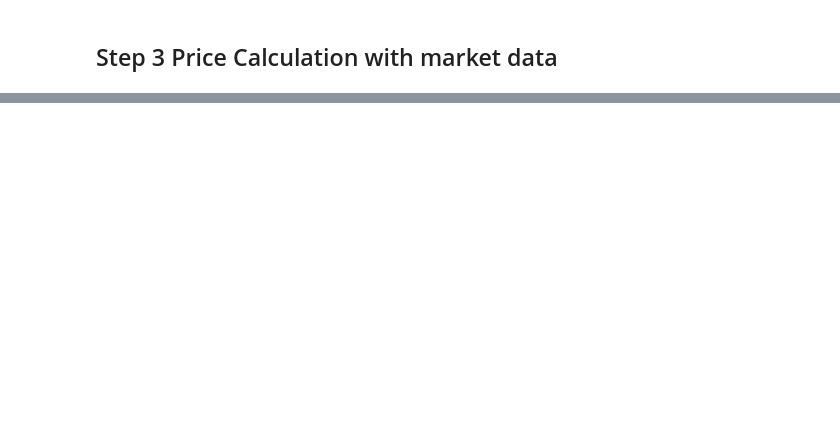
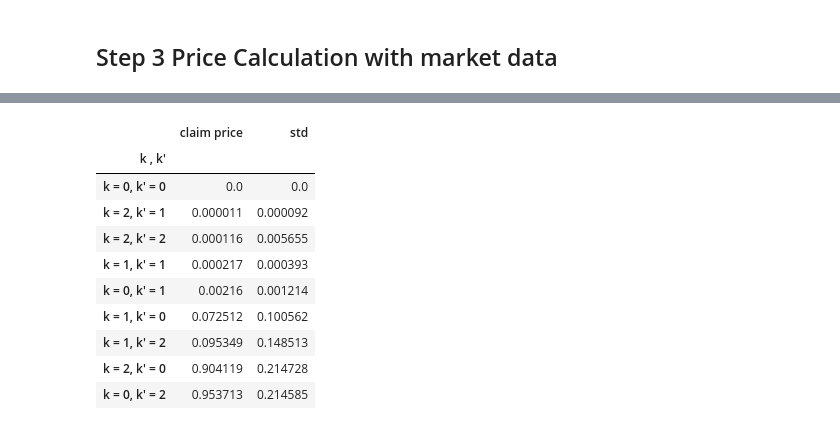
Before and after one commit to rl3279/2023_ieor4735, a Jupyter notebook: FinalProjectStructure.ipynb, the cells around one changed output, grey strips where cells are left out. Cells and saved outputs as stored; diff of their text form; code cells hidden in the pictures; blank space fills up the shorter version.

```diff
--- a/FinalProjectStructure.ipynb
+++ b/FinalProjectStructure.ipynb
@@ -287,0 +810,14 @@ def calculate_contract_price(N, start_date, end_date, T, Delta, k, Stock_Data, k
+# %%
+price_wrt_ks.sort_values(by=['claim price']).set_index("k , k' ")
+# %% [output]
+|  | claim price | std |
+| k , k' |  |  |
+| k = 0, k' = 0 | 0.0 | 0.0 |
+| k = 2, k' = 1 | 0.000011 | 0.000092 |
+| k = 2, k' = 2 | 0.000116 | 0.005655 |
+| k = 1, k' = 1 | 0.000217 | 0.000393 |
+| k = 0, k' = 1 | 0.00216 | 0.001214 |
+| k = 1, k' = 0 | 0.072512 | 0.100562 |
+| k = 1, k' = 2 | 0.095349 | 0.148513 |
+| k = 2, k' = 0 | 0.904119 | 0.214728 |
+| k = 0, k' = 2 | 0.953713 | 0.214585 |
```
Also changed, not shown: parts of 21 cells of this notebook.
